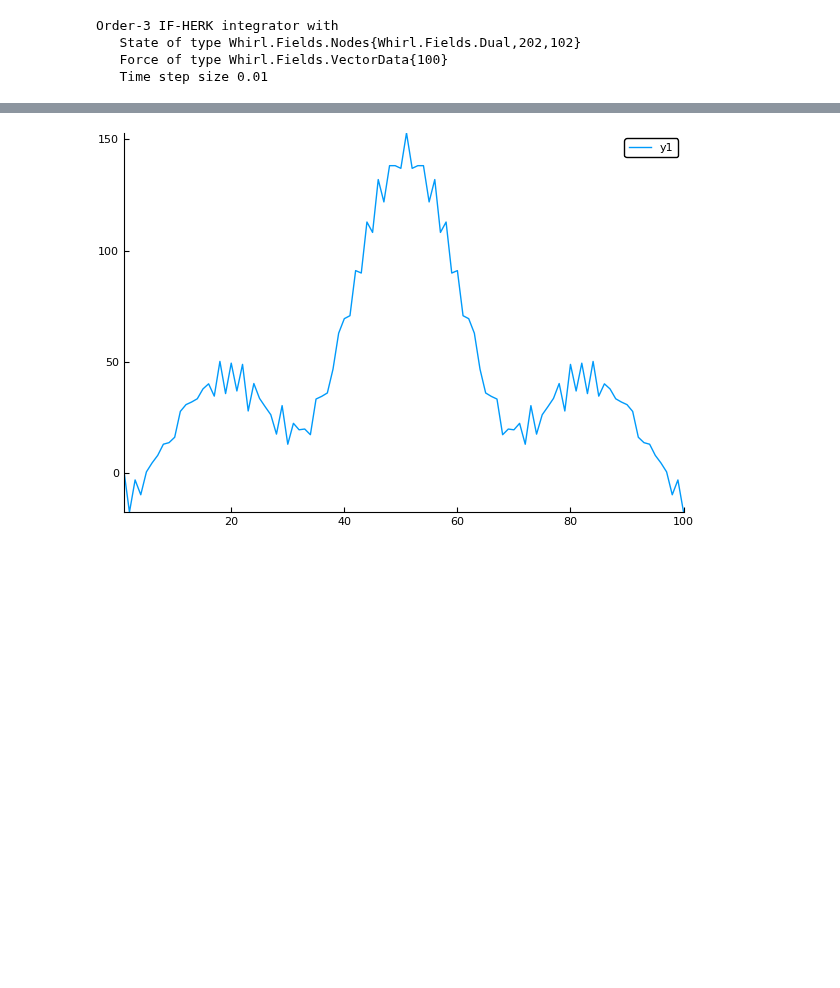
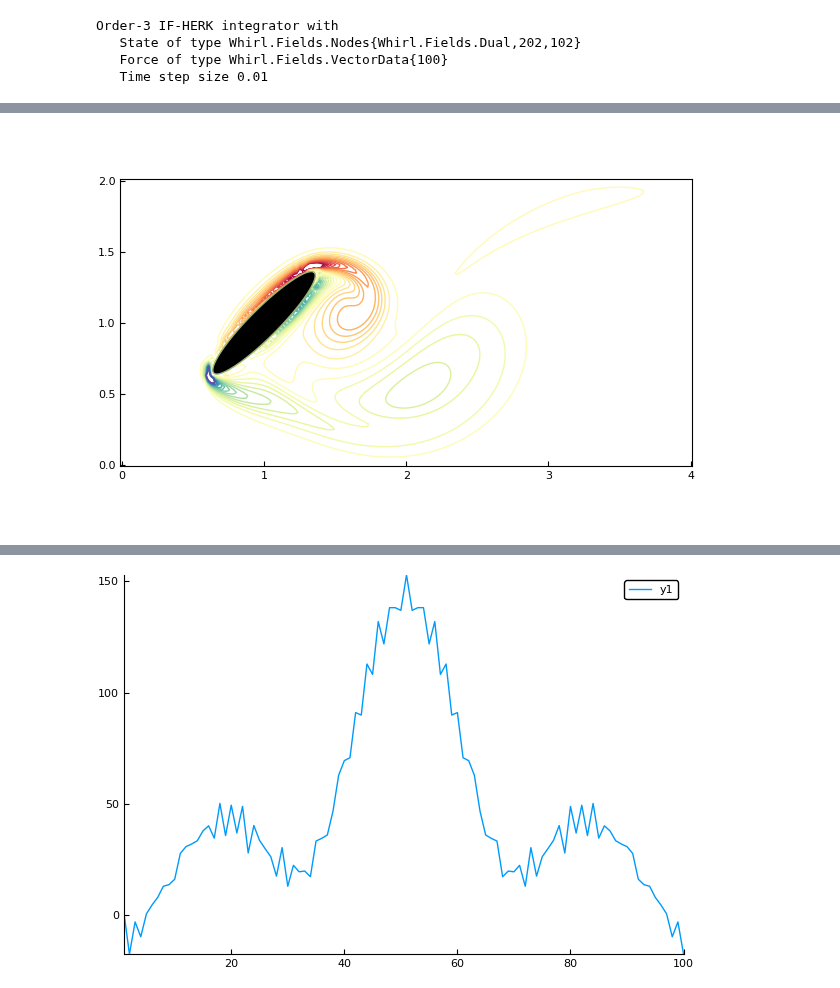
Before and after one commit to JuliaIBPM/ViscousFlow.jl, a Jupyter notebook: examples/Basic Navier-Stokes with a body.ipynb, the cells around one changed output, grey strips where cells are left out. Cells and saved outputs as stored; diff of their text form; code cells hidden in the pictures; blank space fills up the shorter version.

Commit message:
Cleaned up a bit, and added Bodies back in

```diff
--- a/examples/Basic Navier-Stokes with a body.ipynb
+++ b/examples/Basic Navier-Stokes with a body.ipynb
@@ -34,3 +25,16 @@ f = VectorData(X);
+# %%
+n = 100;
+a = 0.5; b = 0.1;
+body = Bodies.Ellipse(a,b,n);
+
+xc = (1.0,1.0)
+α = π/4
+T = RigidTransform(xc,α)
+T(body)
+
+ds = Bodies.ds(body)
+X = VectorData(body.x,body.y)
+f = VectorData(X);
 # %%
 regop = Regularize(X,Δx;issymmetric=true)
 Hmat, Emat = RegularizationMatrix(regop,f,q);
@@ -97,2 +215,8 @@ println(t)
+# %%
+xg,yg = coordinates(w,dx=Δx)
+plot(xg,yg,w,levels=linspace(-0.5,0.5,30))
+plot!(body,fillcolor=:black)
+# %% [output]
+[figure, added]
 # %%
 xg,yg = coordinates(w,dx=Δx)
```
Also changed, not shown: parts of 20 cells of this notebook, 6 other files.
